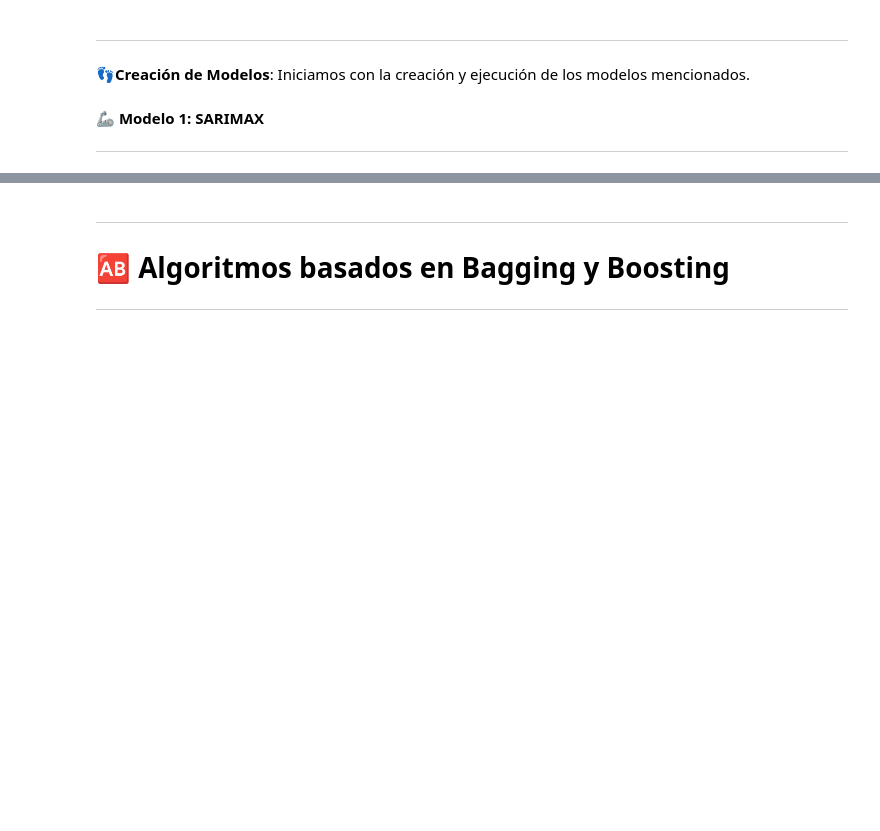
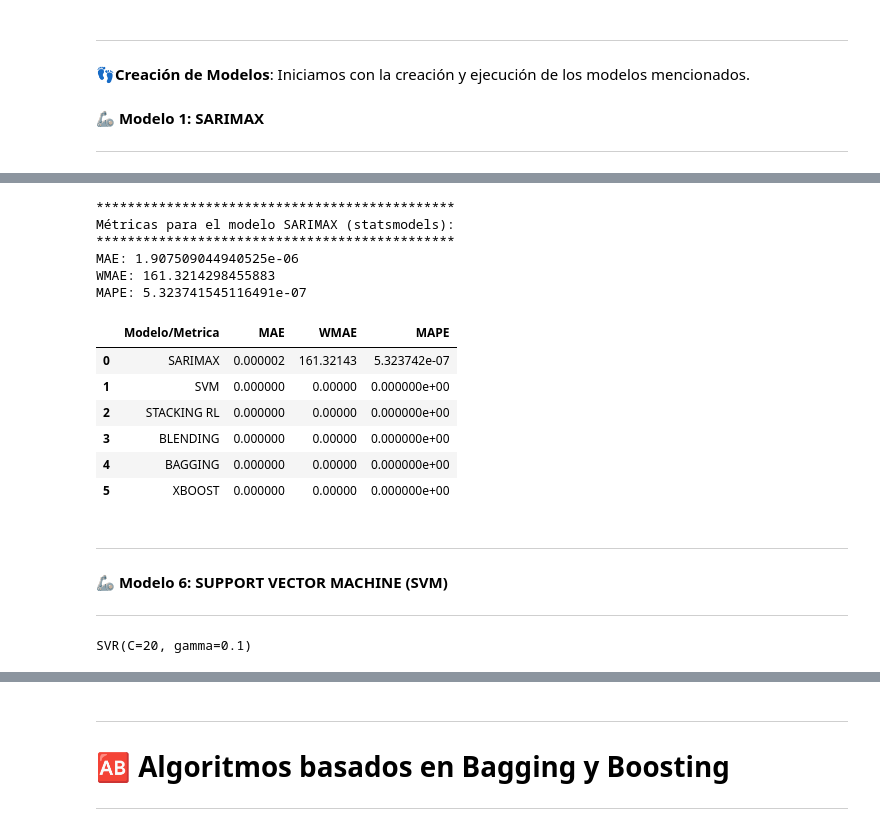
Before and after one commit to A01793509/Equipo_44, a Jupyter notebook: Avance5_44.ipynb, the cells around one changed output, grey strips where cells are left out. Cells and saved outputs as stored; diff of their text form; code cells hidden in the pictures; blank space fills up the shorter version.

```diff
--- a/Avance5_44.ipynb
+++ b/Avance5_44.ipynb
@@ -445,4 +322,0 @@ WMAE: 259.85270450967397
-# %%
-#Actualizamos las metricas obtenidas del modelo 1 en el dataframe
-dfmetricas.at[0,'Valor 1'] = wmae
-dfmetricas.at[0,'Valor 2'] = mbe
@@ -752,0 +365,66 @@ Resumen de métricas para los modelos:
+# %%
+#Calculamos MAE y RMSE
+MAE = mean_absolute_error(test_endog, Prediccion_Final_SARIMAX)
+#RMSE = np.sqrt(mean_squared_error(test_endog, Prediccion_Final_SARIMAX))
+
+#Calculamos MBE
+#mbe = (Prediccion_Final_SARIMAX - test_endog['Cantidad Almuerzos']).mean()
+
+#Calculamos WMAE
+errors = Prediccion_Final_SARIMAX - test_endog['Cantidad Almuerzos'].mean()
+Pesos = np.where(errors > 0, 1, 2)
+#Pesos =  np.ones_like(test_endog['Cantidad Almuerzos'])
+absolute_errors = np.abs(Prediccion_Final_SARIMAX - test_endog['Cantidad Almuerzos'])
+wmae = np.sum(Pesos * np.abs(errors)) / np.sum(Pesos)
+#wmae = np.sum(Pesos * absolute_errors) / np.sum(Pesos)
+
+# Calcular MAPE
+mape = np.mean(np.abs((test_endog['Cantidad Almuerzos'] - Prediccion_Final_SARIMAX) / test_endog['Cantidad Almuerzos'])) * 100
+
+
+print(f'**********************************************')
+print(f'Métricas para el modelo SARIMAX (statsmodels):')
+print(f'**********************************************')
+print(f'MAE: {MAE}')
+print(f'WMAE: {wmae}')
+print(f'MAPE: {mape}')
+# %% [output]
+**********************************************
+Métricas para el modelo SARIMAX (statsmodels):
+**********************************************
+MAE: 1.907509044940525e-06
+WMAE: 161.3214298455883
+MAPE: 5.323741545116491e-07
+# %%
+#Actualizamos las metricas obtenidas del modelo 1 en el dataframe
+dfmetricas.at[0,'MAE'] = MAE
+dfmetricas.at[0,'WMAE'] = wmae
+dfmetricas.at[0,'MAPE'] = mape
+dfmetricas
+# %% [output]
+|  | Modelo/Metrica | MAE | WMAE | MAPE |
+| 0 | SARIMAX | 0.000002 | 161.32143 | 5.323742e-07 |
+| 1 | SVM | 0.000000 | 0.00000 | 0.000000e+00 |
+| 2 | STACKING RL | 0.000000 | 0.00000 | 0.000000e+00 |
+| 3 | BLENDING | 0.000000 | 0.00000 | 0.000000e+00 |
+| 4 | BAGGING | 0.000000 | 0.00000 | 0.000000e+00 |
+| 5 | XBOOST | 0.000000 | 0.00000 | 0.000000e+00 |
+# %% [markdown]
+---
+
+
+🦾 **Modelo 6: SUPPORT VECTOR MACHINE (SVM)**
+
+
+---
+# %%
+# Escalar los datos
+scaler = StandardScaler()
+train_exog_scaled = scaler.fit_transform(train_exog)
+test_exog_scaled = scaler.transform(test_exog)
+
+# Ajustar el modelo SVM
+svm_model = SVR(kernel='rbf', C=20, gamma=0.1, epsilon=0.1)
+svm_model.fit(train_exog_scaled, train_endog)
+# %% [output]
+SVR(C=20, gamma=0.1)
```
Also changed, not shown: parts of 86 cells of this notebook.
